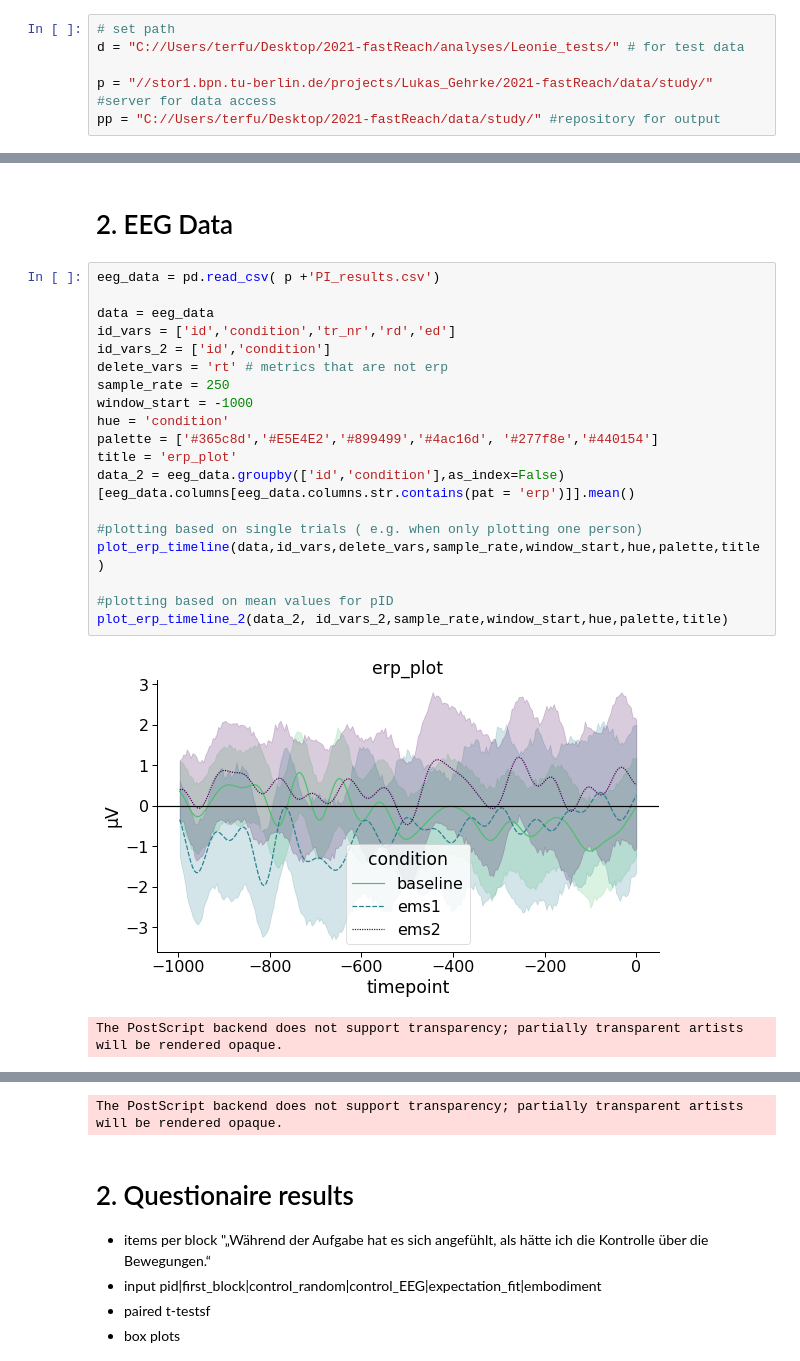
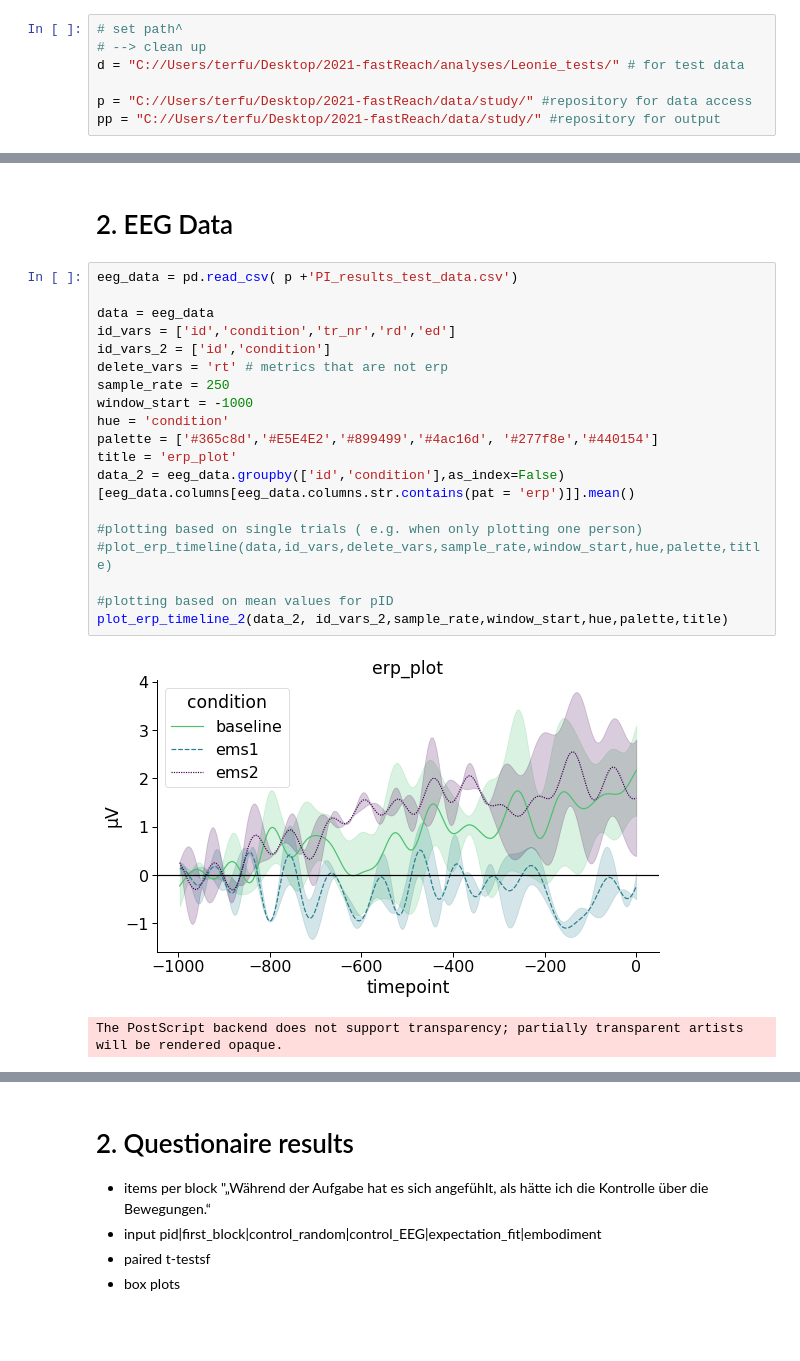
Before and after one commit to lukasgehrke/2021-fastReach, a Jupyter notebook: analyses/Leonie_tests/analysis_LT.ipynb, the cells around one changed output, grey strips where cells are left out. Cells and saved outputs as stored; diff of their text form; blank space fills up the shorter version.

Commit message:
back into script

```diff
--- a/analyses/Leonie_tests/analysis_LT.ipynb
+++ b/analyses/Leonie_tests/analysis_LT.ipynb
@@ -22,10 +22,11 @@ from vaderSentiment.vaderSentiment import SentimentIntensityAnalyzer
 
 import pymer4 as pymer4
 # %%
-# set path
+# set path^
+# --> clean up
 d = "C://Users/terfu/Desktop/2021-fastReach/analyses/Leonie_tests/" # for test data
 
-p = "//stor1.bpn.tu-berlin.de/projects/Lukas_Gehrke/2021-fastReach/data/study/" #server for data access
+p = "C://Users/terfu/Desktop/2021-fastReach/data/study/" #repository for data access
 pp = "C://Users/terfu/Desktop/2021-fastReach/data/study/" #repository for output
 # %% [markdown]
 ## load functions
@@ -296,24 +297,24 @@ P-values adjusted by bonf method for 3 comparisons
 # %% [markdown]
 # 2. EEG Data
 # %%
-eeg_data = pd.read_csv( p +'PI_results.csv')
+eeg_data = pd.read_csv( p +'PI_results_test_data.csv')
 
 data = eeg_data
 id_vars = ['id','condition','tr_nr','rd','ed']
 id_vars_2 = ['id','condition']
 delete_vars = 'rt' # metrics that are not erp
 sample_rate = 250
 window_start = -1000
 hue = 'condition'
 palette = ['#365c8d','#E5E4E2','#899499','#4ac16d', '#277f8e','#440154']
 title = 'erp_plot'
 data_2 = eeg_data.groupby(['id','condition'],as_index=False)[eeg_data.columns[eeg_data.columns.str.contains(pat = 'erp')]].mean()
 
 #plotting based on single trials ( e.g. when only plotting one person)
-plot_erp_timeline(data,id_vars,delete_vars,sample_rate,window_start,hue,palette,title)
+#plot_erp_timeline(data,id_vars,delete_vars,sample_rate,window_start,hue,palette,title)
 
 #plotting based on mean values for pID
 plot_erp_timeline_2(data_2, id_vars_2,sample_rate,window_start,hue,palette,title)
 # %% [output]
-[figure, old version]
+[figure, new version]
 The PostScript backend does not support transparency; partially transparent artists will be rendered opaque.
@@ -321,4 +321,3 @@ The PostScript backend does not support transparency; partially transparent arti
-The PostScript backend does not support transparency; partially transparent artists will be rendered opaque.
 # %% [markdown]
 # 2. Questionaire results
 - items per block "„Während der Aufgabe hat es sich angefühlt, als hätte ich die Kontrolle über die Bewegungen.“
```
Also changed, not shown: parts of 22 cells of this notebook, 20 other files.
